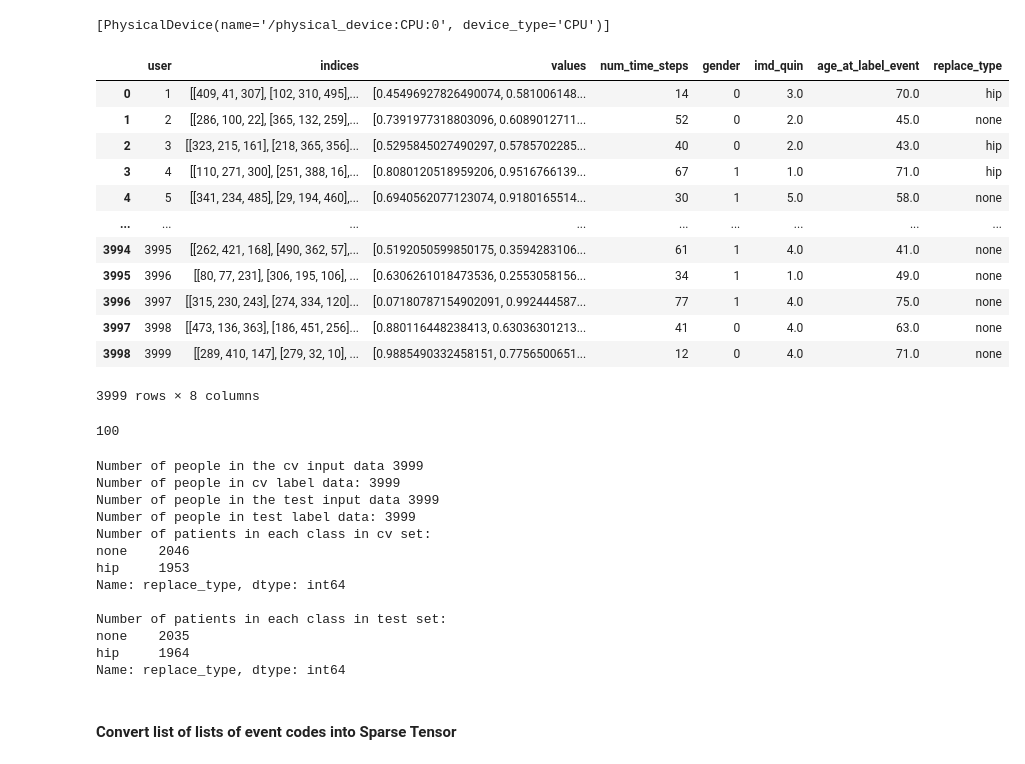
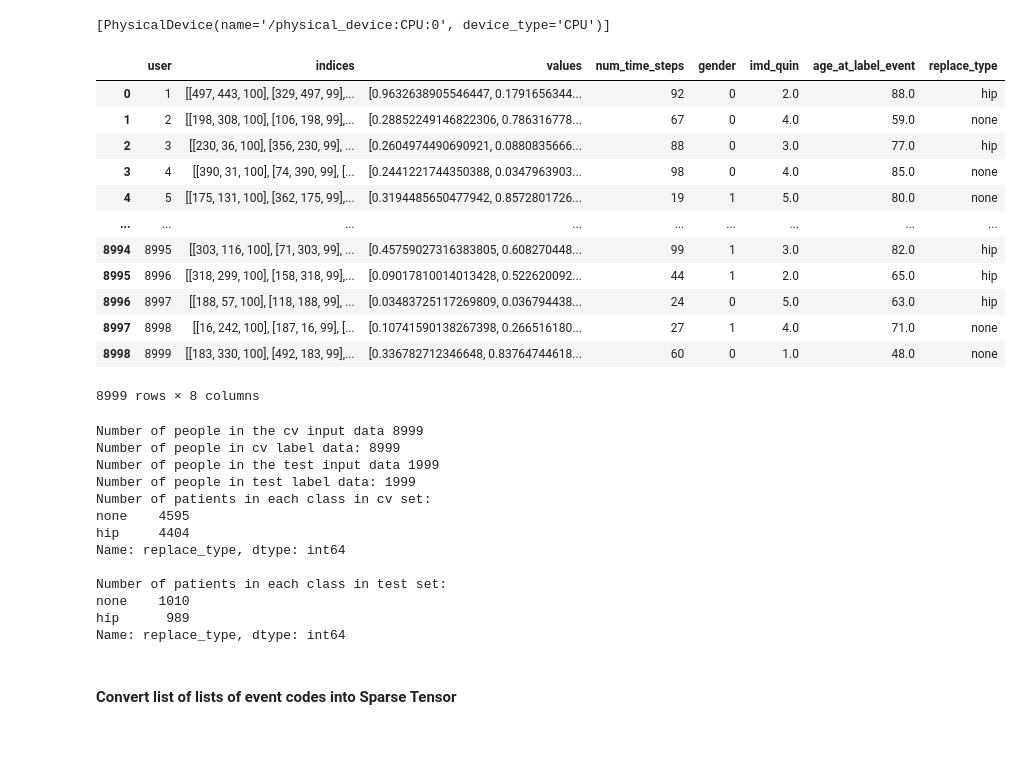
Before and after one commit to ZoeHancox/Sparse_TGCNN, a Jupyter notebook: TGCNN_test_fake_patients.ipynb, the cells around one changed output. Drawn from its saved outputs; the diff is of its cells as text; code cells hidden in the pictures.

```diff
--- a/TGCNN_test_fake_patients.ipynb
+++ b/TGCNN_test_fake_patients.ipynb
@@ -31,16 +31,16 @@ L2_ablation = True # True = with L2 reg
 variable_gamma = True
 graph_reg_incl = True
 
-num_of_runs = 5
+num_of_runs = 1
 
 weighted_loss = False # class weighted to deal with imbalance if True
 no_timestamp = False # if no_timestamp = True then all values in 3-tensor = 1
 activation_type = 'LeakyReLU' #'relu','gelu', 'LeakyReLU'
 second_TGCNN_layer = True
 demo = True
-include_drugs = True
+include_drugs = False
 
-run_name='hip_1999_to_one_year_advance_model_with_prescripts'
+run_name='hip_1999_to_one_year_advance_model'
 
 # strings for hyperparameter searching file
 LSTM_str="LSTM excluded" if no_LSTM == True else "LSTM included"
@@ -53,35 +53,35 @@ second_layer_str = "Branched model" if second_TGCNN_layer == True else "Unbranch
 # %%
 if include_drugs:
     max_event_codes = 518
 else:
     max_event_codes = 512
 num_labels = 1 # number of outcomes -1
 hip_or_knee = 'hip'
 class_weights = tf.compat.v2.constant([[0.5, 0.5]]) # 50:50 split for the class weights
 
 # This would be where you would import your data instead of using the `create_fake_patient_df` function
     # Data to train the model on
-cv_patients = create_fake_patients.create_fake_patient_df(num_patients=4000, max_events=100, max_nodes=512)
+cv_patients = create_fake_patients.create_fake_patient_df(num_patients=9000, max_events=100, max_nodes=512)
     # Data to test and relicibrate on
 test_patients = create_fake_patients.create_fake_patient_df(num_patients=2000, max_events=100, max_nodes=512)
     # Data to test the recalibrated model on
 recal_test_patients = create_fake_patients.create_fake_patient_df(num_patients=2000, max_events=100, max_nodes=512)
 
 cv_patients
 # %% [output]
 |  | user | indices | values | num_time_steps | gender | imd_quin | age_at_label_event | replace_type |
-| 0 | 1 | [[409, 41, 307], [102, 310, 495],... | [0.45496927826490074, 0.581006148... | 14 | 0 | 3.0 | 70.0 | hip |
-| 1 | 2 | [[286, 100, 22], [365, 132, 259],... | [0.7391977318803096, 0.6089012711... | 52 | 0 | 2.0 | 45.0 | none |
-| 2 | 3 | [[323, 215, 161], [218, 365, 356]... | [0.5295845027490297, 0.5785702285... | 40 | 0 | 2.0 | 43.0 | hip |
-| 3 | 4 | [[110, 271, 300], [251, 388, 16],... | [0.8080120518959206, 0.9516766139... | 67 | 1 | 1.0 | 71.0 | hip |
-| 4 | 5 | [[341, 234, 485], [29, 194, 460],... | [0.6940562077123074, 0.9180165514... | 30 | 1 | 5.0 | 58.0 | none |
+| 0 | 1 | [[497, 443, 100], [329, 497, 99],... | [0.9632638905546447, 0.1791656344... | 92 | 0 | 2.0 | 88.0 | hip |
+| 1 | 2 | [[198, 308, 100], [106, 198, 99],... | [0.28852249146822306, 0.786316778... | 67 | 0 | 4.0 | 59.0 | none |
+| 2 | 3 | [[230, 36, 100], [356, 230, 99], ... | [0.2604974490690921, 0.0880835666... | 88 | 0 | 3.0 | 77.0 | hip |
+| 3 | 4 | [[390, 31, 100], [74, 390, 99], [... | [0.2441221744350388, 0.0347963903... | 98 | 0 | 4.0 | 85.0 | none |
+| 4 | 5 | [[175, 131, 100], [362, 175, 99],... | [0.3194485650477942, 0.8572801726... | 19 | 1 | 5.0 | 80.0 | none |
 | ... | ... | ... | ... | ... | ... | ... | ... | ... |
-| 3994 | 3995 | [[262, 421, 168], [490, 362, 57],... | [0.5192050599850175, 0.3594283106... | 61 | 1 | 4.0 | 41.0 | none |
-| 3995 | 3996 | [[80, 77, 231], [306, 195, 106], ... | [0.6306261018473536, 0.2553058156... | 34 | 1 | 1.0 | 49.0 | none |
-| 3996 | 3997 | [[315, 230, 243], [274, 334, 120]... | [0.07180787154902091, 0.992444587... | 77 | 1 | 4.0 | 75.0 | none |
-| 3997 | 3998 | [[473, 136, 363], [186, 451, 256]... | [0.880116448238413, 0.63036301213... | 41 | 0 | 4.0 | 63.0 | none |
-| 3998 | 3999 | [[289, 410, 147], [279, 32, 10], ... | [0.9885490332458151, 0.7756500651... | 12 | 0 | 4.0 | 71.0 | none |
+| 8994 | 8995 | [[303, 116, 100], [71, 303, 99], ... | [0.45759027316383805, 0.608270448... | 99 | 1 | 3.0 | 82.0 | hip |
+| 8995 | 8996 | [[318, 299, 100], [158, 318, 99],... | [0.09017810014013428, 0.522620092... | 44 | 1 | 2.0 | 65.0 | hip |
+| 8996 | 8997 | [[188, 57, 100], [118, 188, 99], ... | [0.03483725117269809, 0.036794438... | 24 | 0 | 5.0 | 63.0 | hip |
+| 8997 | 8998 | [[16, 242, 100], [187, 16, 99], [... | [0.10741590138267398, 0.266516180... | 27 | 1 | 4.0 | 71.0 | none |
+| 8998 | 8999 | [[183, 330, 100], [492, 183, 99],... | [0.336782712346648, 0.83764744618... | 60 | 0 | 1.0 | 48.0 | none |
-3999 rows × 8 columns
+8999 rows × 8 columns
 # %%
 cv_sample_size = len(cv_patients)
 test_sample_size = len(test_patients)
@@ -95,8 +95,7 @@ max_timesteps_test = test_patients['num_time_steps'].max()
 max_timesteps_recal = recal_test_patients['num_time_steps'].max()
 max_timesteps = max(max_timesteps_cv, max_timesteps_test, max_timesteps_recal)
 max_timesteps
+max_timesteps = max_timesteps + 1
-# %% [output]
-100
 # %%
 cv_y = utils.get_labels_binary(cv_patients)
 test_y = utils.get_labels_binary(test_patients)
@@ -104,18 +103,18 @@ recal_test_y = utils.get_labels_binary(recal_test_patients)
 
 utils.check_group_sizes(cv_patients, test_patients, cv_y, test_y)
 # %% [output]
-Number of people in the cv input data 3999
-Number of people in cv label data: 3999
-Number of people in the test input data 3999
-Number of people in test label data: 3999
+Number of people in the cv input data 8999
+Number of people in cv label data: 8999
+Number of people in the test input data 1999
+Number of people in test label data: 1999
 Number of patients in each class in cv set:
-none    2046
-hip     1953
+none    4595
+hip     4404
 Name: replace_type, dtype: int64
 
 Number of patients in each class in test set:
-none    2035
-hip     1964
+none    1010
+hip      989
 Name: replace_type, dtype: int64
 # %% [markdown]
 #### Convert list of lists of event codes into Sparse Tensor
```
Also changed, not shown: parts of 22 cells of this notebook.
